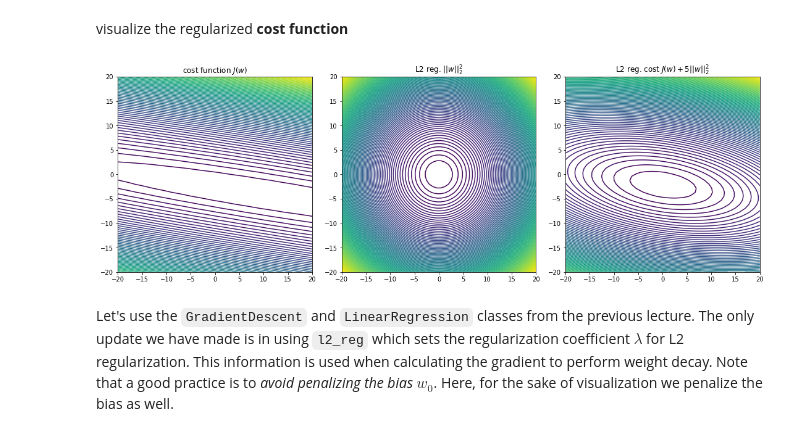
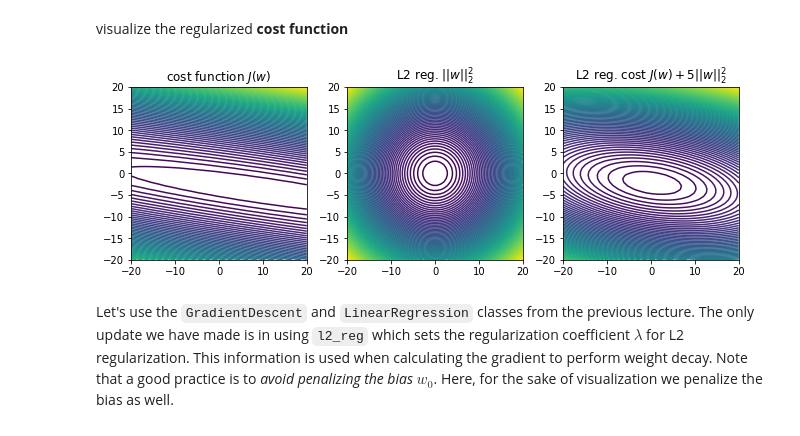
Before and after one commit to yueliyl/gec_intro2ml, a Jupyter notebook: Regularization.ipynb, the cells around one changed output. Drawn from its saved outputs; the diff is of its cells as text; code cells hidden in the pictures.

```diff
--- a/Regularization.ipynb
+++ b/Regularization.ipynb
@@ -59,19 +193,19 @@ visualize the regularized **cost function**
 # %%
 cost = lambda w: .5*np.mean((w[0] + w[1]*x - y)**2)
 l2_penalty = lambda w: np.dot(w,w)/2
 l1_penalty = lambda w: np.sum(np.abs(w))
 cost_plus_l2 = lambda w: cost(w) + 5*l2_penalty(w)
 
-fig, axes = plt.subplots(ncols=3, nrows=1, constrained_layout=True, figsize=(15, 5))
+_, axes = plt.subplots(ncols=3, nrows=1, constrained_layout=True, figsize=(9, 3))
 plot_contour(cost, [-20,20], [-20,20], 50, axes[0])
 axes[0].set_title(r'cost function $J(w)$')
 plot_contour(l2_penalty, [-20,20], [-20,20], 50, axes[1])
 axes[1].set_title(r'L2 reg. $||w||_2^2$')
 plot_contour(cost_plus_l2, [-20,20], [-20,20], 50, axes[2])
 axes[2].set_title(r'L2 reg. cost $J(w) + 5 ||w||_2^2$')
-plt.show()
+plt.savefig('l2_contour_plots.png', bbox_inches="tight", dpi=300)
 # %% [output]
-[figure, old version]
+[figure, new version]
 # %% [markdown]
 Let's use the `GradientDescent` and `LinearRegression` classes from the previous lecture. The only update we have made is in using `l2_reg` which sets the regularization coefficient $\lambda$ for L2 regularization. This information is used when calculating the gradient to perform weight decay. Note that a good practice is to *avoid penalizing the bias* $w_0$. Here, for the sake of visualization we penalize the bias as well.
 # %%
```
Also changed, not shown: parts of 19 cells of this notebook, 1 other file.
